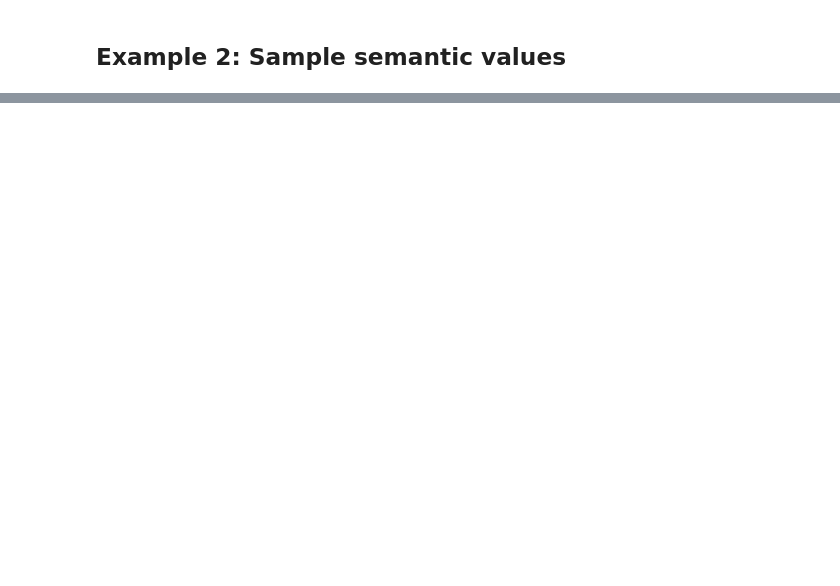
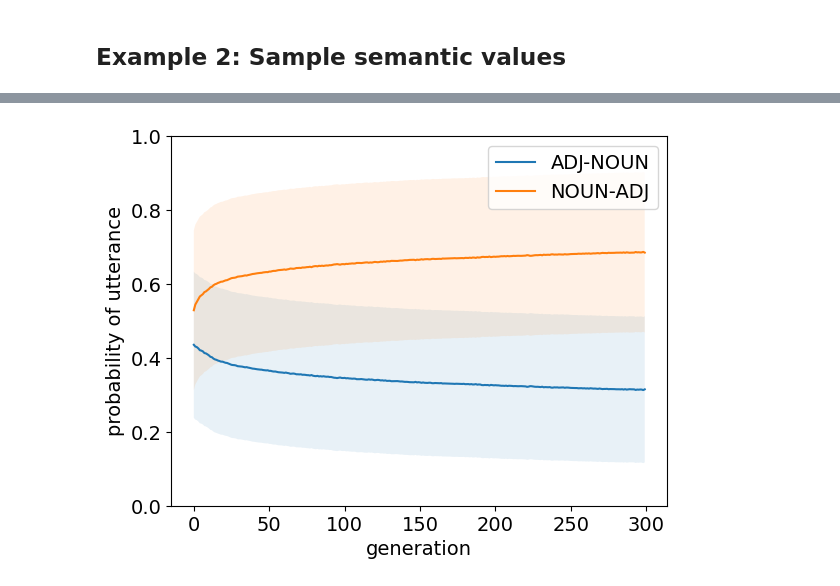
Before and after one commit to dharakyu/crosslinguistic-order, a Jupyter notebook: modeling/evolution.ipynb, the cells around one changed output, grey strips where cells are left out. Saved outputs shown, nothing was run; the diff lists cells and outputs as text; code cells hidden in the pictures; blank space fills up the shorter version.

```diff
--- a/modeling/evolution.ipynb
+++ b/modeling/evolution.ipynb
@@ -307,18 +187,22 @@ for i in range(4):
     means.append(mean)
     stds.append(std)
 # %%
+# Figure 4A in the paper
+
 labels = ['red', 'pin', 'red pin', 'pin red']
-labels = ['adj', 'noun', 'adj-noun', 'noun-adj']
+labels = ['adj', 'noun', 'ADJ-NOUN', 'NOUN-ADJ']
 for i in range(2, 4):
     plt.plot(range(len(means[i])), means[i], label=labels[i])
     plt.fill_between(range(len(means[i])), means[i]+std[i], means[i]-std[i], alpha=0.1)
     plt.xticks(fontsize=14)
     plt.yticks(fontsize=14)
 
 plt.legend(fontsize=14)
 plt.ylim([0, 1])
 plt.xlabel('generation', fontsize=14)
 plt.ylabel('probability of utterance', fontsize=14)
 #plt.savefig('evolution.png')
 plt.show()
+# %% [output]
+[figure, added]
 # %%
```
Also changed, not shown: parts of 22 cells of this notebook, 21 other files.
